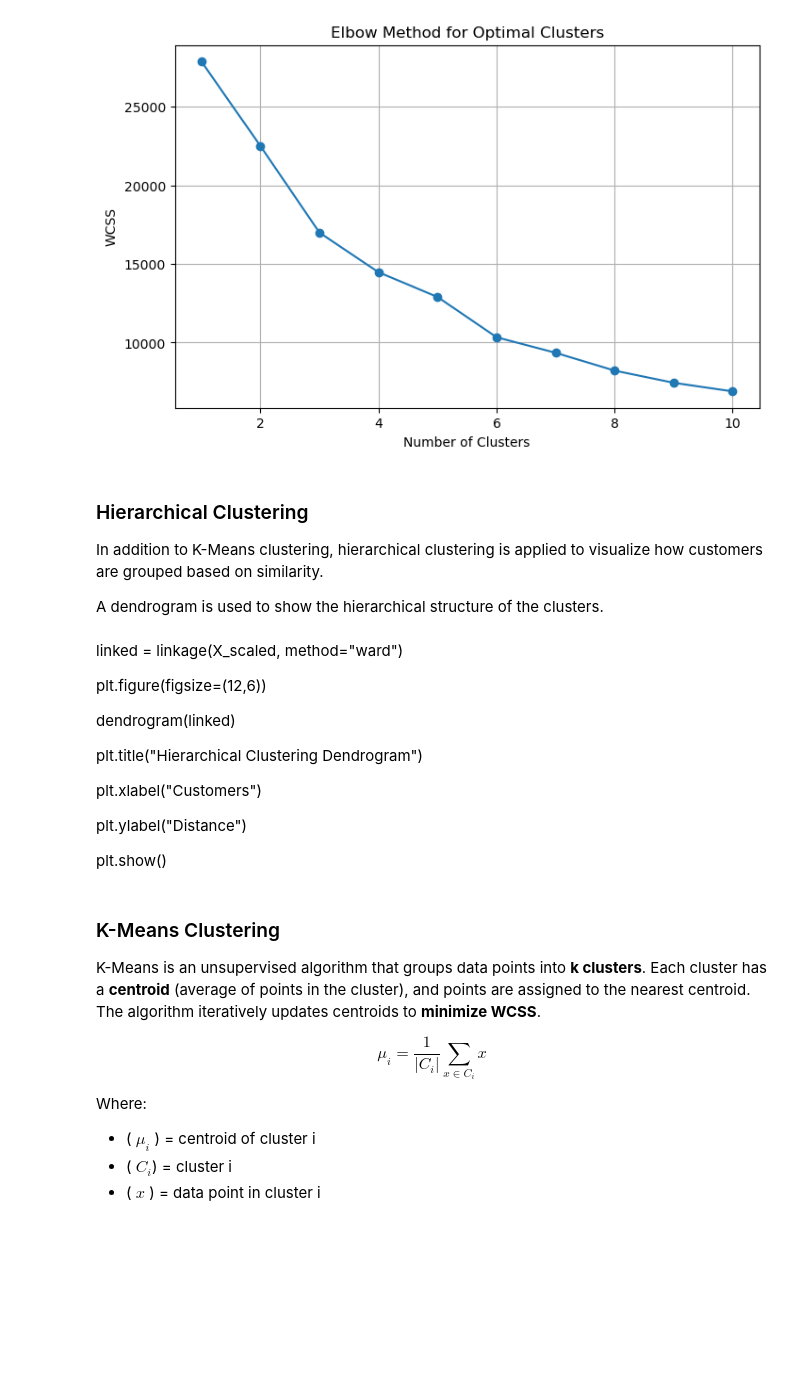
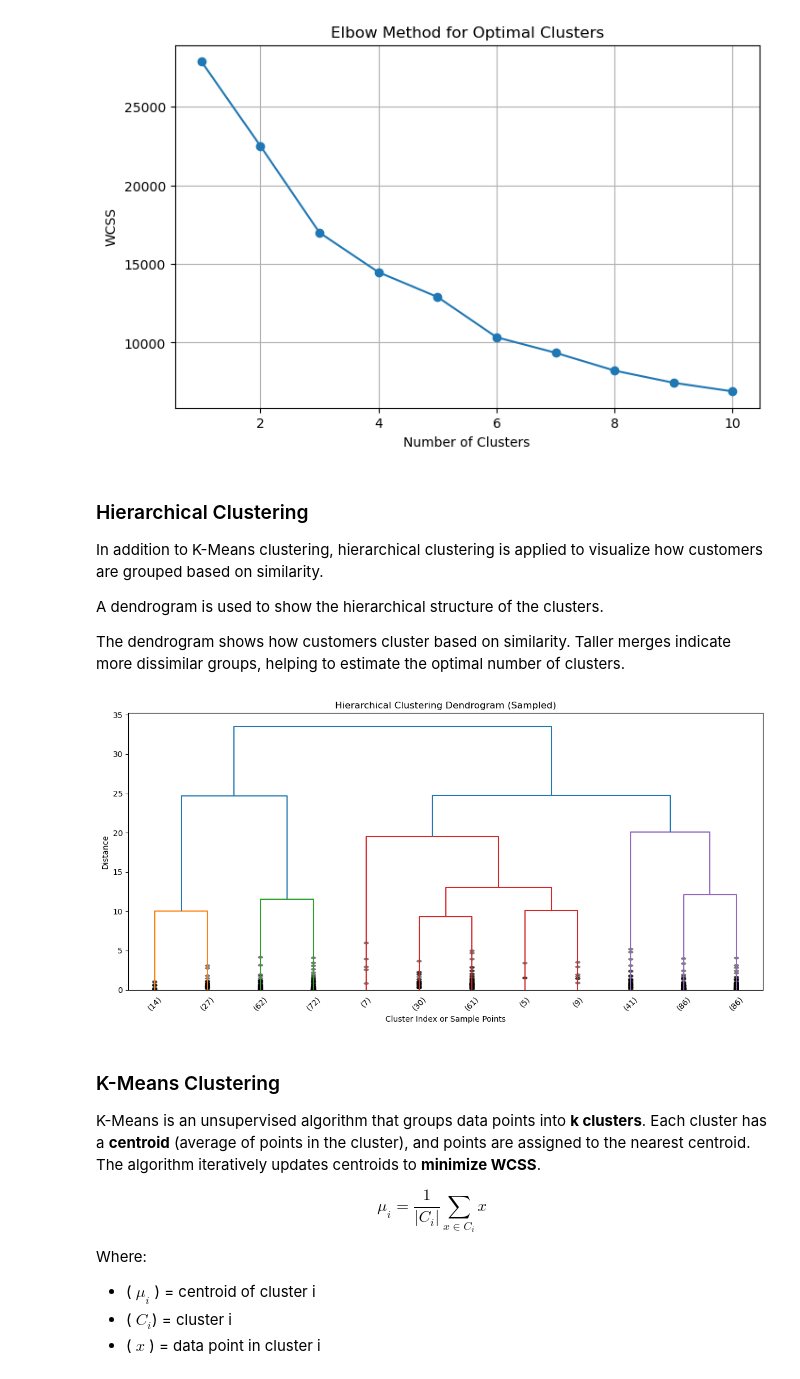
Before and after one commit to BobbySU/Math-Concepts-for-Developers, a Jupyter notebook: Final Exam Project/Sales_Potential_Segmentation.ipynb, the cells around one changed output. Saved outputs shown, nothing was run; the diff lists cells and outputs as text; code cells hidden in the pictures; blank space fills up the shorter version.

Commit message:
Adding Hierarchical Clustering

```diff
--- a/Final Exam Project/Sales_Potential_Segmentation.ipynb
+++ b/Final Exam Project/Sales_Potential_Segmentation.ipynb
@@ -419,20 +419,33 @@ plt.show()
 In addition to K-Means clustering, hierarchical clustering is applied to visualize how customers are grouped based on similarity.
 
 A dendrogram is used to show the hierarchical structure of the clusters.
+
+The dendrogram shows how customers cluster based on similarity. Taller merges indicate more dissimilar groups, helping to estimate the optimal number of clusters.
-# %% [markdown]
-linked = linkage(X_scaled, method="ward")
-
-plt.figure(figsize=(12,6))
-
-dendrogram(linked)
-
-plt.title("Hierarchical Clustering Dendrogram")
-
-plt.xlabel("Customers")
-
-plt.ylabel("Distance")
-
-plt.show()
+# %%
+sample_size = 500
+df_sample = df.sample(sample_size, random_state=42)
+X_sample = df_sample[features]
+X_sample_scaled = scaler.fit_transform(X_sample)
+
+linked = linkage(X_sample_scaled, method="ward")
+
+plt.figure(figsize=(12,6))
+dendrogram(
+    linked,
+    truncate_mode='lastp',
+    p=12,
+    leaf_rotation=45,
+    leaf_font_size=10,
+    show_contracted=True
+)
+
+plt.title("Hierarchical Clustering Dendrogram (Sampled)")
+plt.xlabel("Cluster Index or Sample Points")
+plt.ylabel("Distance")
+plt.tight_layout()
+plt.show()
+# %% [output]
+[figure, added]
 # %% [markdown]
 ### K-Means Clustering
 
```
